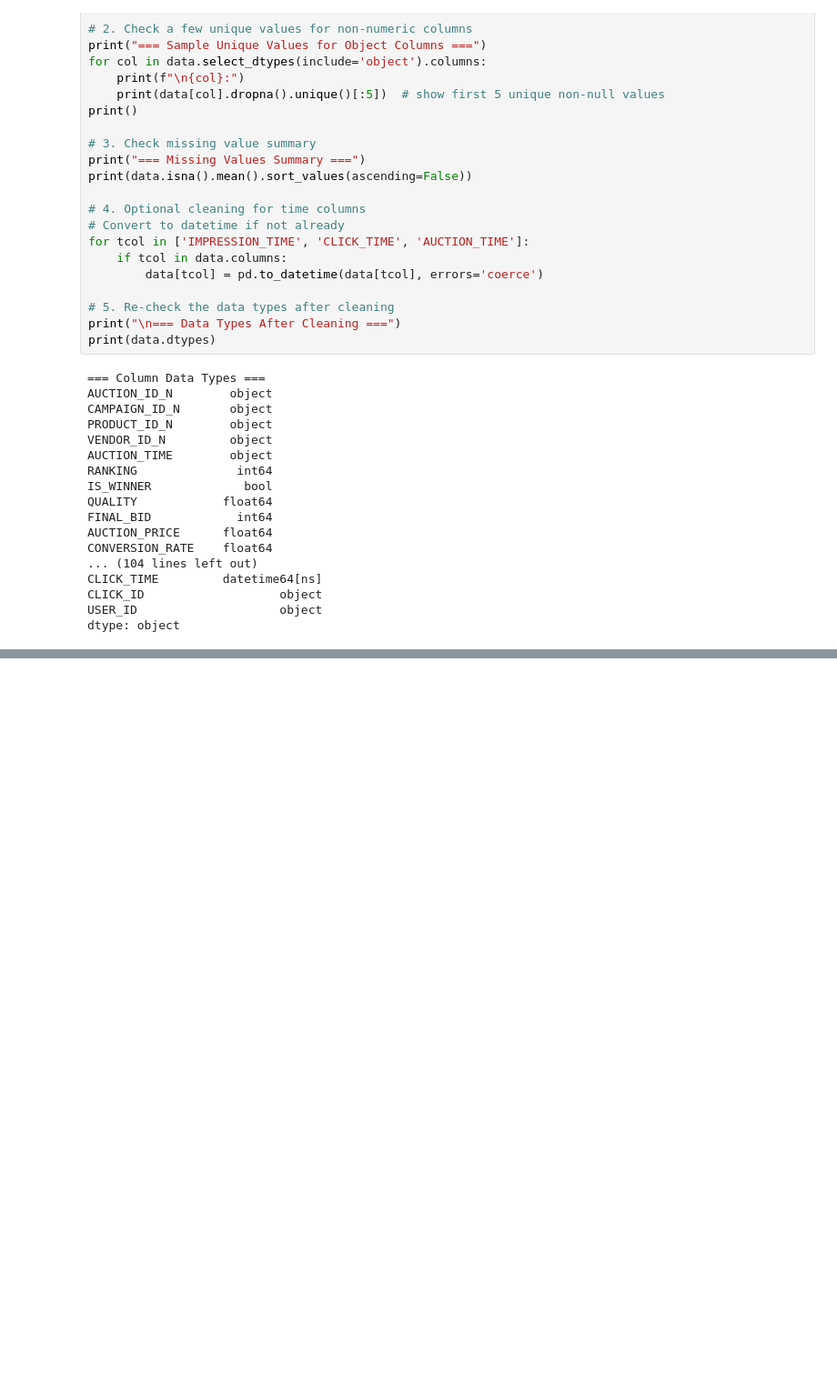
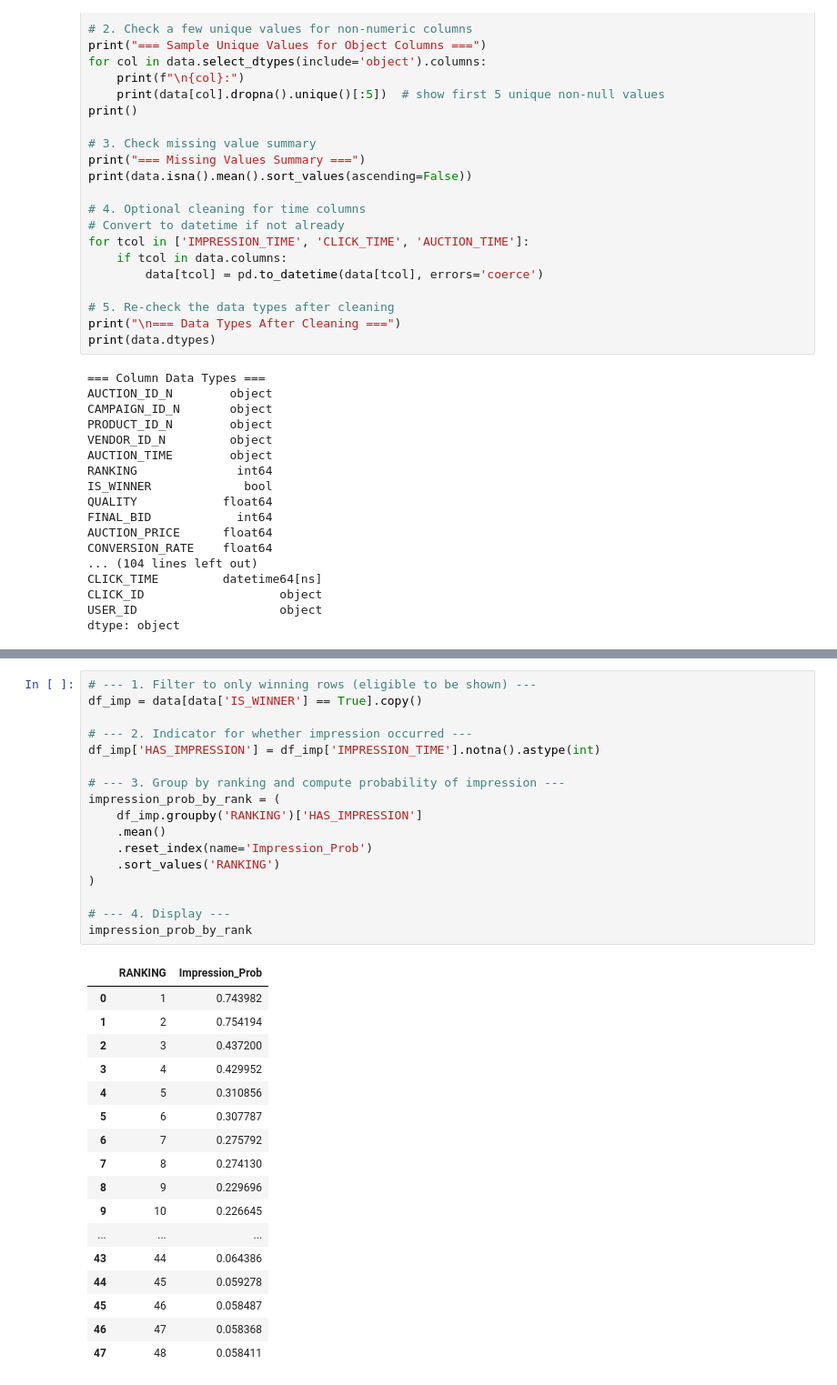
Before and after one commit to mingao111/Topsort-Online-Ads, a Jupyter notebook: CTR_CVR_estimation.ipynb, the cells around one changed output, grey strips where cells are left out. Shown at 91% size. Cells and saved outputs as stored; diff of their text form; blank space fills up the shorter version.

```diff
--- a/CTR_CVR_estimation.ipynb
+++ b/CTR_CVR_estimation.ipynb
@@ -107,0 +88,35 @@ ModuleNotFoundError: No module named 'matplotlib.backends.registry'
+# %%
+# --- 1. Filter to only winning rows (eligible to be shown) ---
+df_imp = data[data['IS_WINNER'] == True].copy()
+
+# --- 2. Indicator for whether impression occurred ---
+df_imp['HAS_IMPRESSION'] = df_imp['IMPRESSION_TIME'].notna().astype(int)
+
+# --- 3. Group by ranking and compute probability of impression ---
+impression_prob_by_rank = (
+    df_imp.groupby('RANKING')['HAS_IMPRESSION']
+    .mean()
+    .reset_index(name='Impression_Prob')
+    .sort_values('RANKING')
+)
+
+# --- 4. Display ---
+impression_prob_by_rank
+# %% [output]
+|  | RANKING | Impression_Prob |
+| 0 | 1 | 0.743982 |
+| 1 | 2 | 0.754194 |
+| 2 | 3 | 0.437200 |
+| 3 | 4 | 0.429952 |
+| 4 | 5 | 0.310856 |
+| 5 | 6 | 0.307787 |
+| 6 | 7 | 0.275792 |
+| 7 | 8 | 0.274130 |
+| 8 | 9 | 0.229696 |
+| 9 | 10 | 0.226645 |
+| ... | ... | ... |
+| 43 | 44 | 0.064386 |
+| 44 | 45 | 0.059278 |
+| 45 | 46 | 0.058487 |
+| 46 | 47 | 0.058368 |
+| 47 | 48 | 0.058411 |
```
Also changed, not shown: parts of 5 cells of this notebook.
